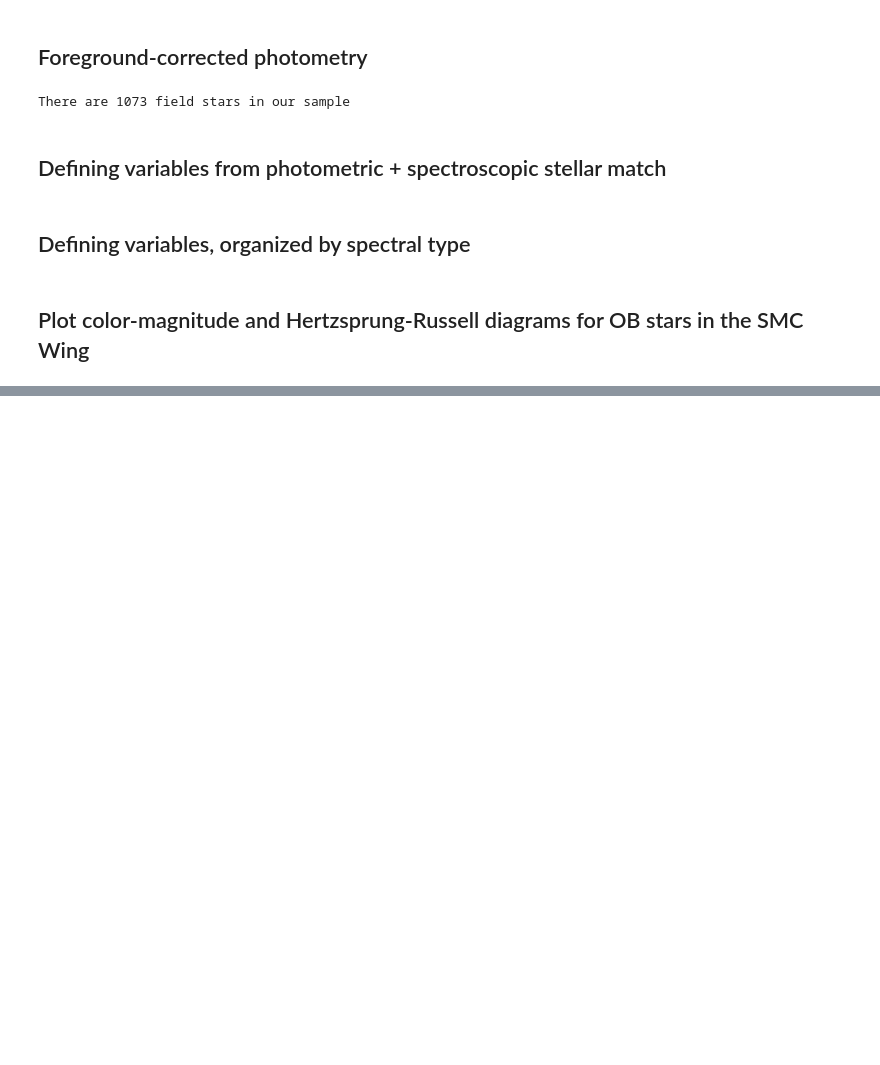
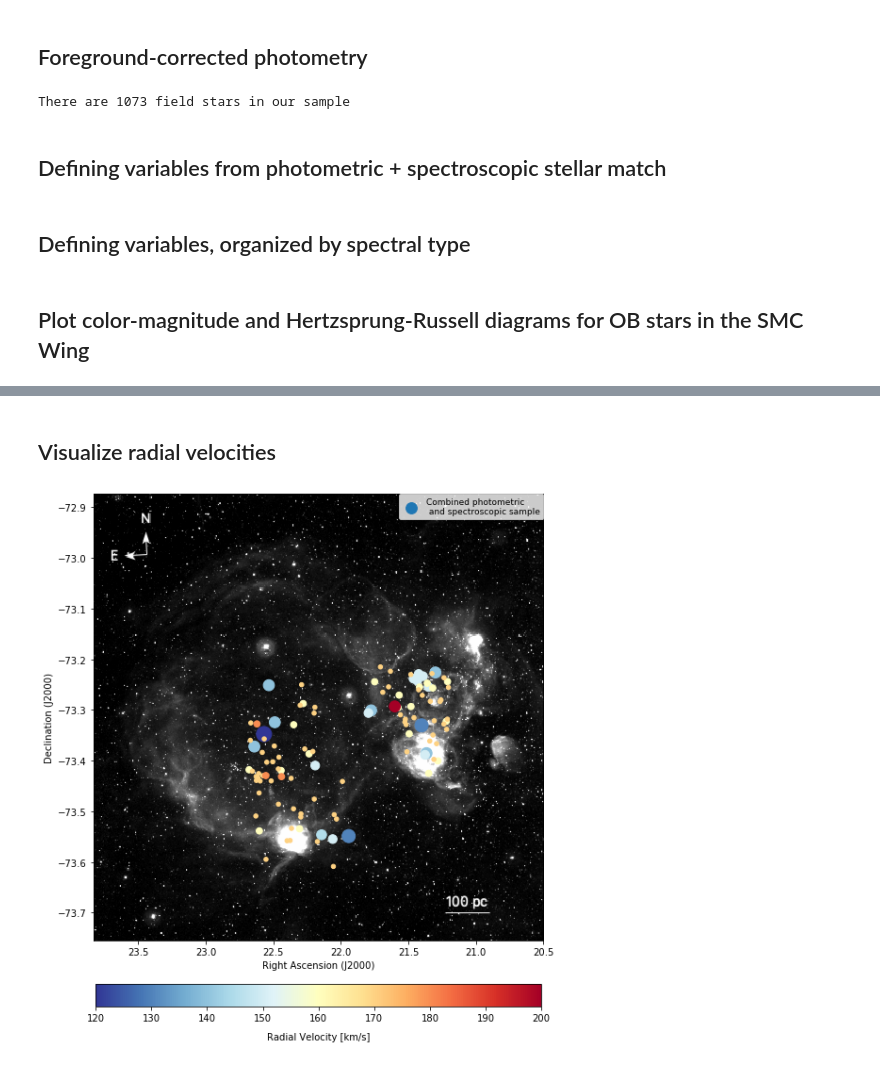
Before and after one commit to leahmfulmer/star-formation-smc-wing, a Jupyter notebook: notebooks/1.6 Photometry + Spectra (Ramachandran et. al. 2019).ipynb, the cells around one changed output, grey strips where cells are left out. Cells and saved outputs as stored; diff of their text form; code cells hidden in the pictures; blank space fills up the shorter version.

```diff
--- a/notebooks/1.6 Photometry + Spectra (Ramachandran et. al. 2019).ipynb
+++ b/notebooks/1.6 Photometry + Spectra (Ramachandran et. al. 2019).ipynb
@@ -112,0 +113,25 @@ plt.show()
+# %% [markdown]
+## Visualize radial velocities
+# %%
+plt.figure(figsize=(10,10))
+
+im = plt.imread('images/smc_sgs1.png')
+w,x,y,z = 23.83,20.5,-73.755,-72.874
+order = np.argsort(vrad)
+
+plt.imshow(im, extent=[w,x,y,z], aspect=3.75)
+plt.scatter(ra_spectra[order], dec_spectra[order], c=vrad[order], \
+            label="Combined photometric \n and spectroscopic sample", \
+           s=np.abs(vrad[order] - np.median(vrad))**1.4 + 20, marker="o", cmap="RdYlBu_r")
+
+# smc.plt_spatial(r'MCELS H$\alpha$ Image with Photometered Stellar Population', True)
+smc.plt_spatial('', True)
+plt.xlim(w,x)
+plt.ylim(y,z)
+
+clb = plt.colorbar(fraction=0.0435, pad=0.085, orientation='horizontal')
+clb.set_label('Radial Velocity [km/s]', labelpad = 10, y=0.485, rotation=0)
+
+plt.show()
+# %% [output]
+[figure, added]
```
Also changed, not shown: parts of 1 cell of this notebook, 8 other files.
